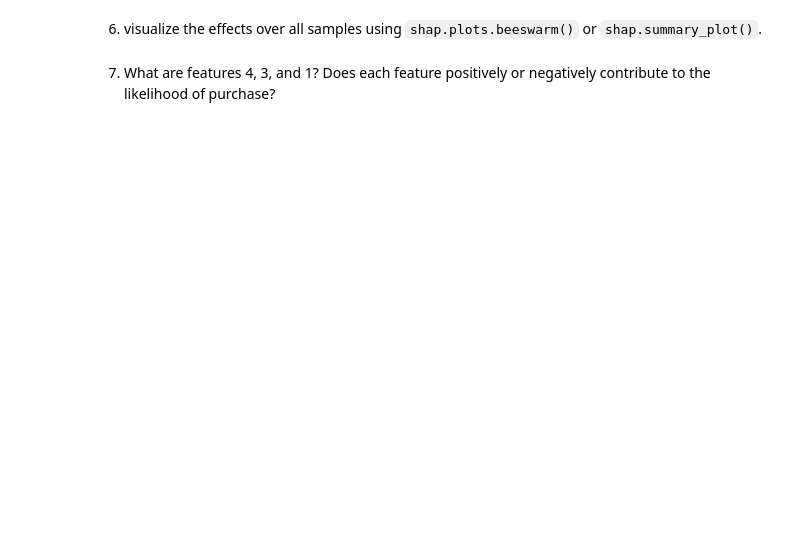
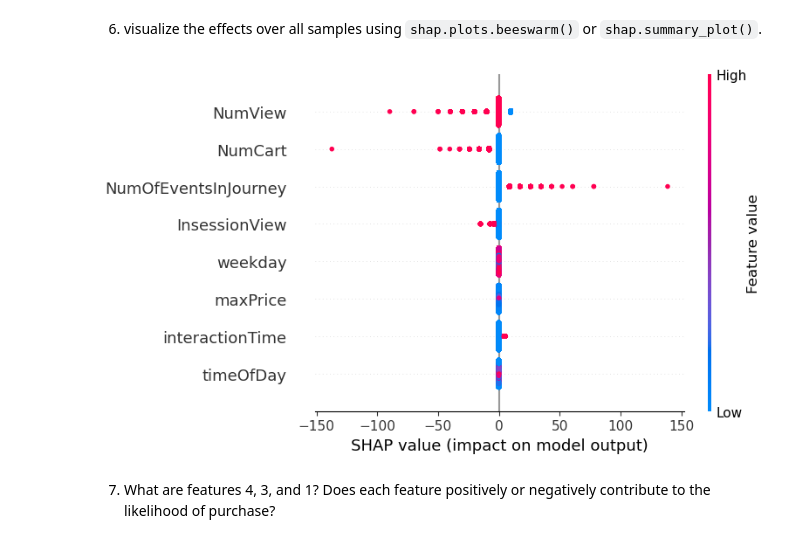
Before and after one commit to yilmazke/FourthBrain_Kemal_MLE_11, a Jupyter notebook: assignments/week-06-supervised-ml/nb/electronics-purchase-prediction.ipynb, the cells around one changed output. Cells and saved outputs as stored; diff of their text form; code cells hidden in the pictures; blank space fills up the shorter version.

```diff
--- a/assignments/week-06-supervised-ml/nb/electronics-purchase-prediction.ipynb
+++ b/assignments/week-06-supervised-ml/nb/electronics-purchase-prediction.ipynb
@@ -458,0 +469,3 @@ explainer = None# YOUR CODE HERE
+# %%
+import shap
+explainer = shap.LinearExplainer(lr_model, X_test_reduced_subset, feature_dependence="independent")
@@ -459,3 +476,3 @@ explainer = None# YOUR CODE HERE
 # %%
 %%time
-shap_values = None # YOUR CODE HERE
+shap_values = explainer.shap_values(X_test_reduced_subset)
@@ -466,2 +484,7 @@ shap_values = None # YOUR CODE HERE
+# %%
+%matplotlib inline
+shap.summary_plot(shap_values, X_test_reduced_subset, feature_names=train_df_reduced.drop(columns='Purchase').columns)
+# %% [output]
+[figure, added]
 # %% [markdown]
 7. What are features 4, 3, and 1? Does each feature positively or negatively contribute to the likelihood of purchase?
```
Also changed, not shown: parts of 20 cells of this notebook, 1 other file.
